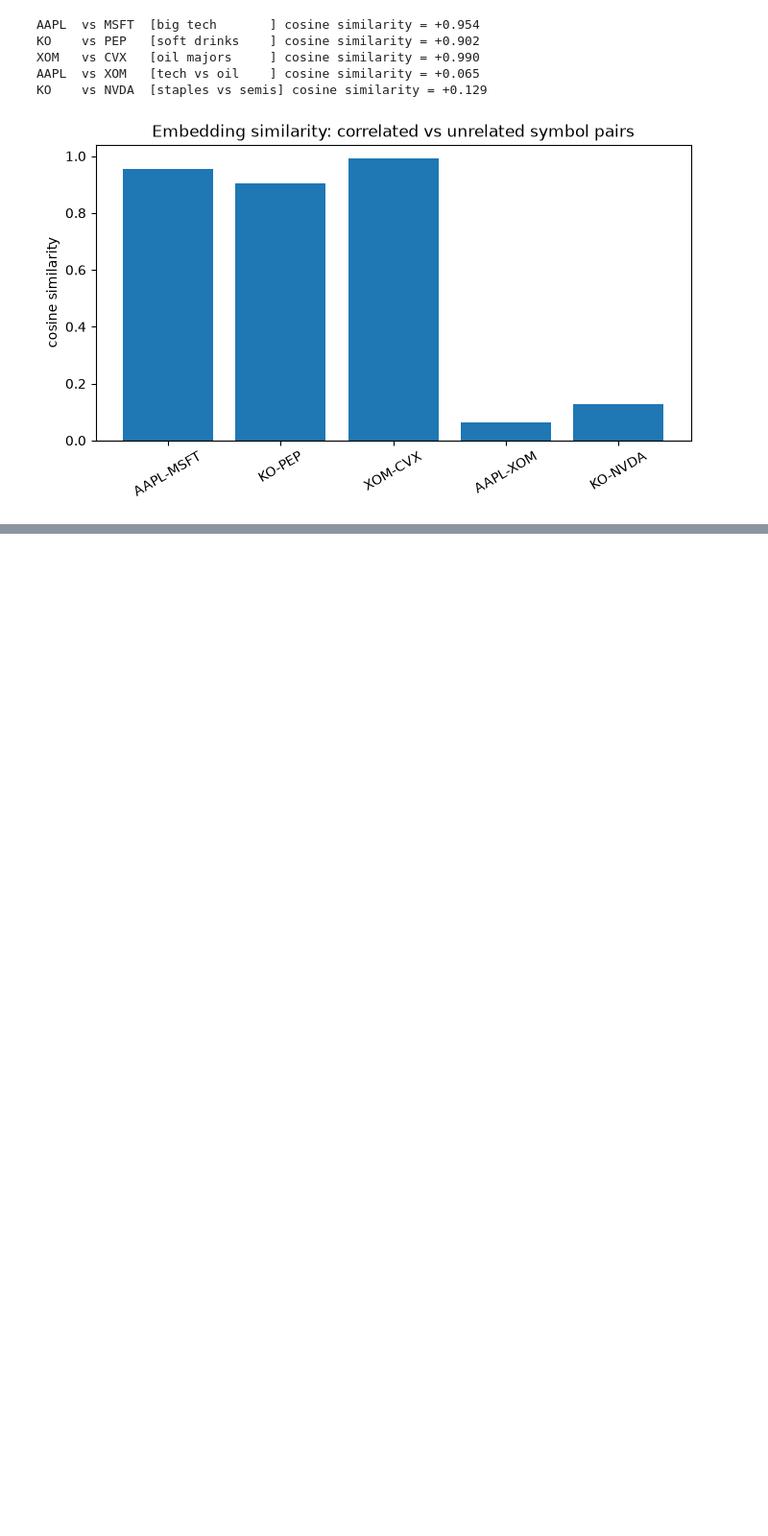
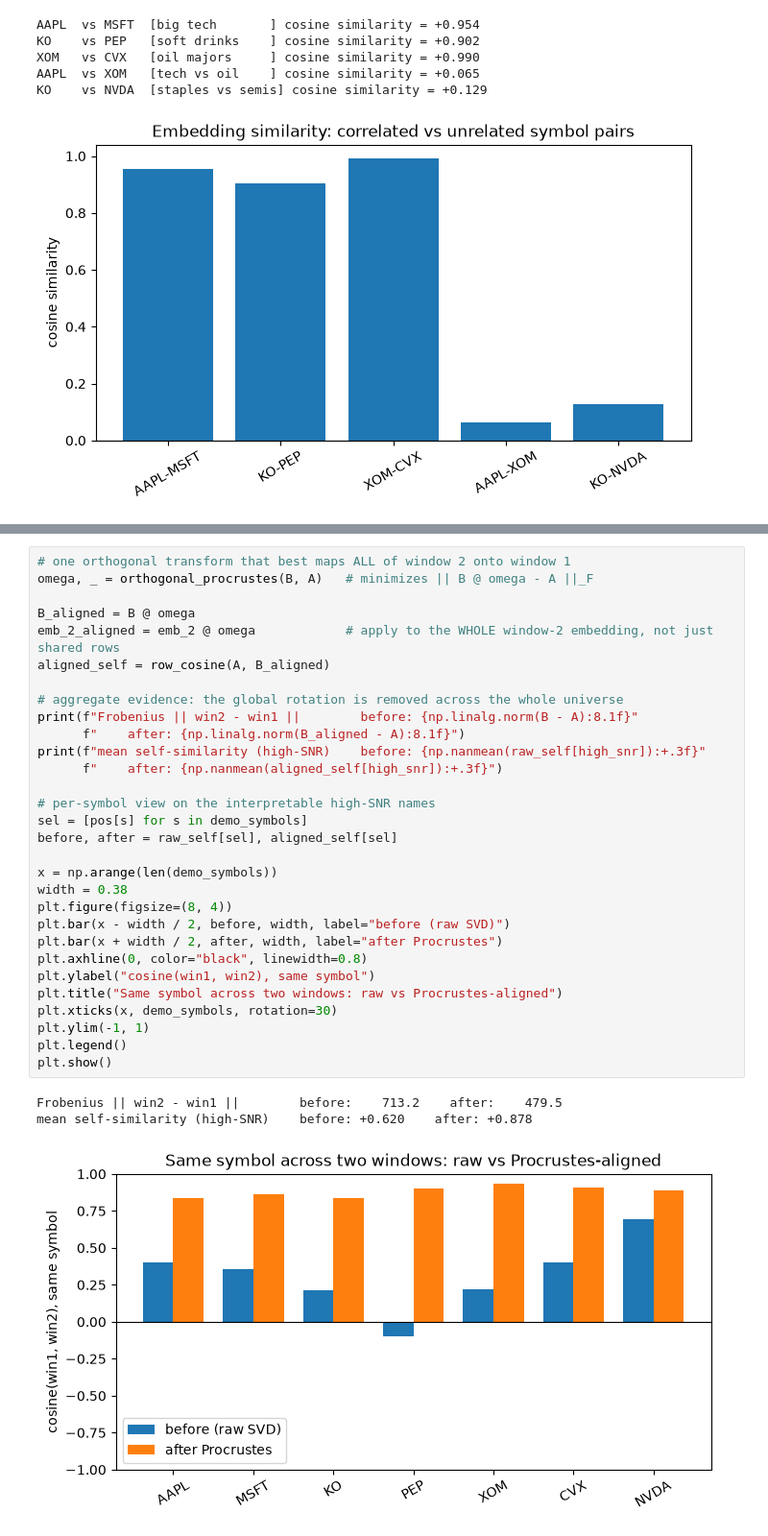
Before and after one commit to Tarekun/zecca, a Jupyter notebook: analysis/notebooks/symbol2vec.ipynb, the cells around one changed output, grey strips where cells are left out. Shown at 96% size. Drawn from its saved outputs; the diff is of its cells as text; blank space fills up the shorter version.

Commit message:
moved embeddings construnction as a model and improved the notebook to cover the procrustes algorithm

```diff
--- a/analysis/notebooks/symbol2vec.ipynb
+++ b/analysis/notebooks/symbol2vec.ipynb
@@ -361,0 +232,34 @@ Symbols present in `CandlesDailySilver` that were dropped before reaching the SV
+# %%
+# one orthogonal transform that best maps ALL of window 2 onto window 1
+omega, _ = orthogonal_procrustes(B, A)   # minimizes || B @ omega - A ||_F
+
+B_aligned = B @ omega
+emb_2_aligned = emb_2 @ omega            # apply to the WHOLE window-2 embedding, not just shared rows
+aligned_self = row_cosine(A, B_aligned)
+
+# aggregate evidence: the global rotation is removed across the whole universe
+print(f"Frobenius || win2 - win1 ||        before: {np.linalg.norm(B - A):8.1f}"
+      f"    after: {np.linalg.norm(B_aligned - A):8.1f}")
+print(f"mean self-similarity (high-SNR)    before: {np.nanmean(raw_self[high_snr]):+.3f}"
+      f"    after: {np.nanmean(aligned_self[high_snr]):+.3f}")
+
+# per-symbol view on the interpretable high-SNR names
+sel = [pos[s] for s in demo_symbols]
+before, after = raw_self[sel], aligned_self[sel]
+
+x = np.arange(len(demo_symbols))
+width = 0.38
+plt.figure(figsize=(8, 4))
+plt.bar(x - width / 2, before, width, label="before (raw SVD)")
+plt.bar(x + width / 2, after, width, label="after Procrustes")
+plt.axhline(0, color="black", linewidth=0.8)
+plt.ylabel("cosine(win1, win2), same symbol")
+plt.title("Same symbol across two windows: raw vs Procrustes-aligned")
+plt.xticks(x, demo_symbols, rotation=30)
+plt.ylim(-1, 1)
+plt.legend()
+plt.show()
+# %% [output]
+Frobenius || win2 - win1 ||        before:    713.2    after:    479.5
+mean self-similarity (high-SNR)    before: +0.620    after: +0.878
+[figure, added]
```
Also changed, not shown: parts of 18 cells of this notebook, 2 other files.
